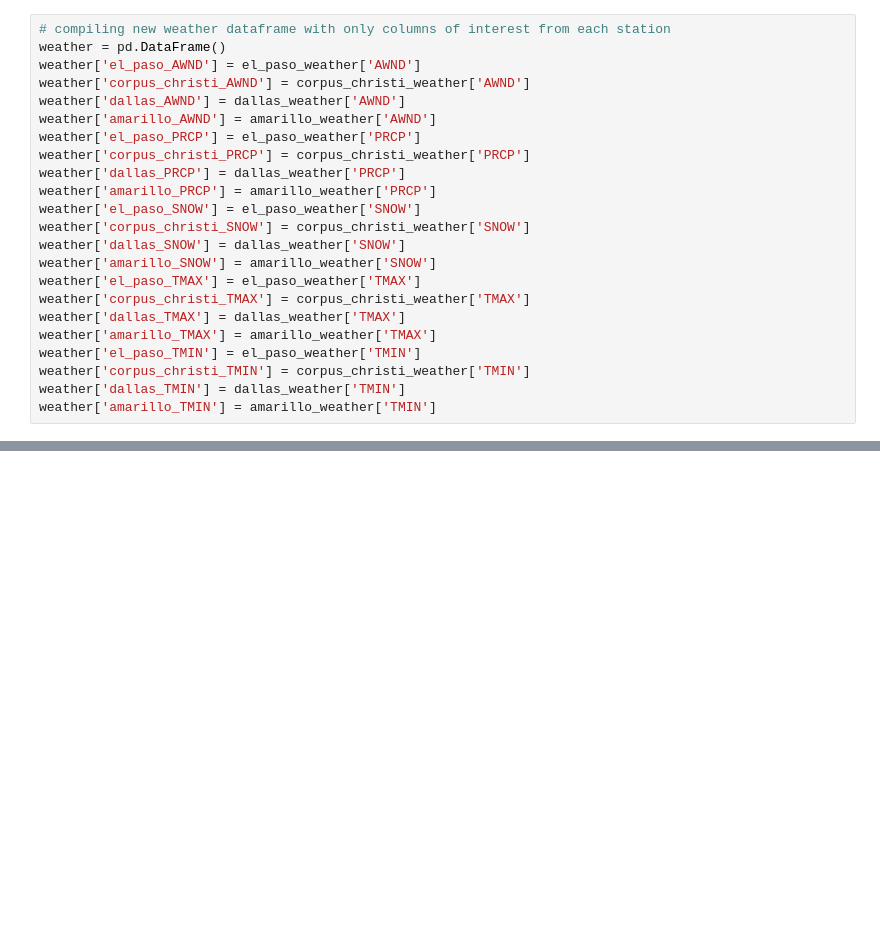
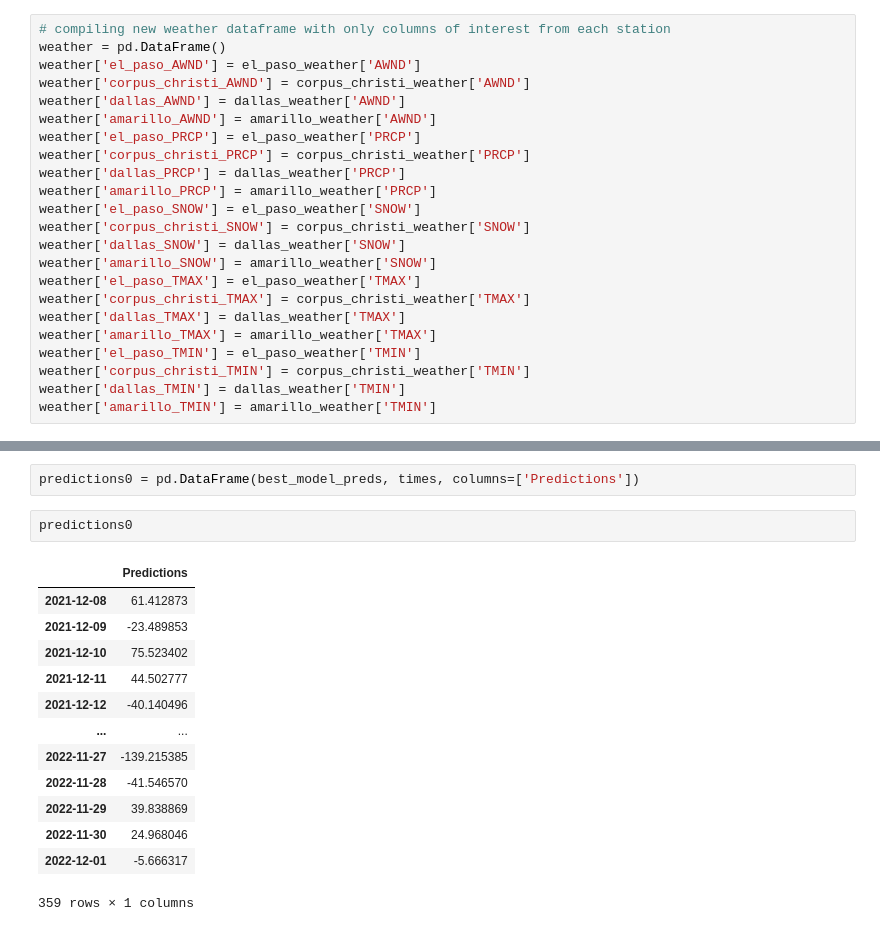
Before and after one commit to JuanMa894/Texas-Power-forecasting-timeseries, a Jupyter notebook: Notebooks/holly-working-nb.ipynb, the cells around one changed output, grey strips where cells are left out. Drawn from its saved outputs; the diff is of its cells as text; blank space fills up the shorter version.

```diff
--- a/Notebooks/holly-working-nb.ipynb
+++ b/Notebooks/holly-working-nb.ipynb
@@ -358,0 +381,18 @@ weather['amarillo_TMIN'] = amarillo_weather['TMIN']
+# %%
+predictions0 = pd.DataFrame(best_model_preds, times, columns=['Predictions'])
+# %%
+predictions0
+# %% [output]
+|  | Predictions |
+| 2021-12-08 | 61.412873 |
+| 2021-12-09 | -23.489853 |
+| 2021-12-10 | 75.523402 |
+| 2021-12-11 | 44.502777 |
+| 2021-12-12 | -40.140496 |
+| ... | ... |
+| 2022-11-27 | -139.215385 |
+| 2022-11-28 | -41.546570 |
+| 2022-11-29 | 39.838869 |
+| 2022-11-30 | 24.968046 |
+| 2022-12-01 | -5.666317 |
+359 rows × 1 columns
```
Also changed, not shown: parts of 14 cells of this notebook.
